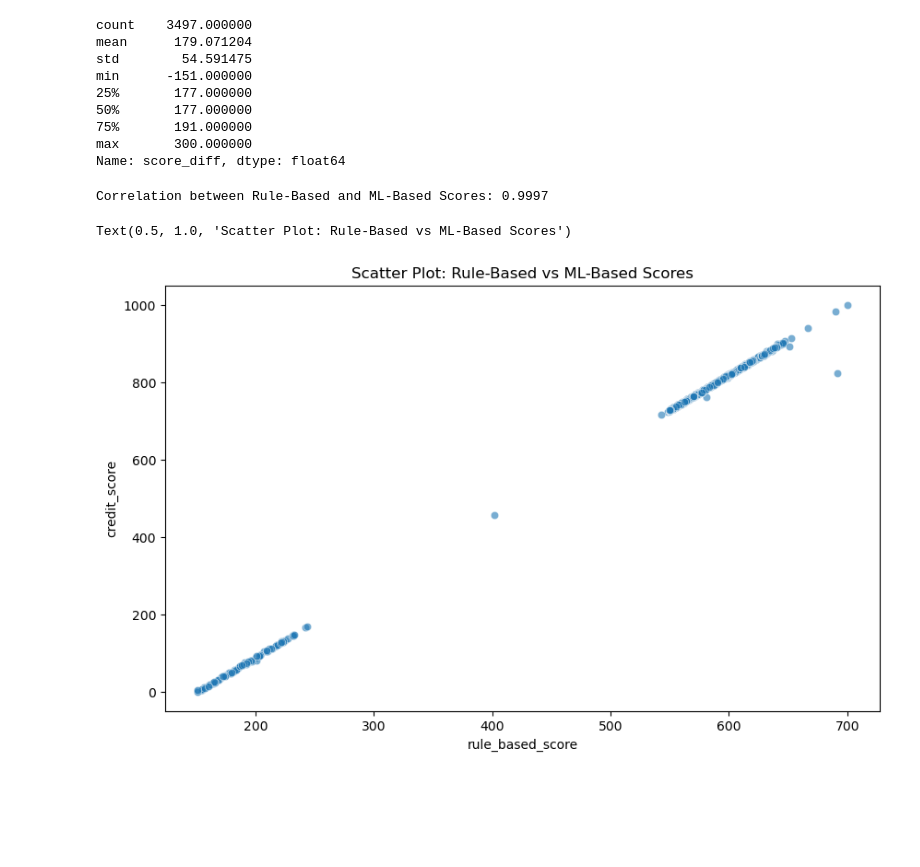
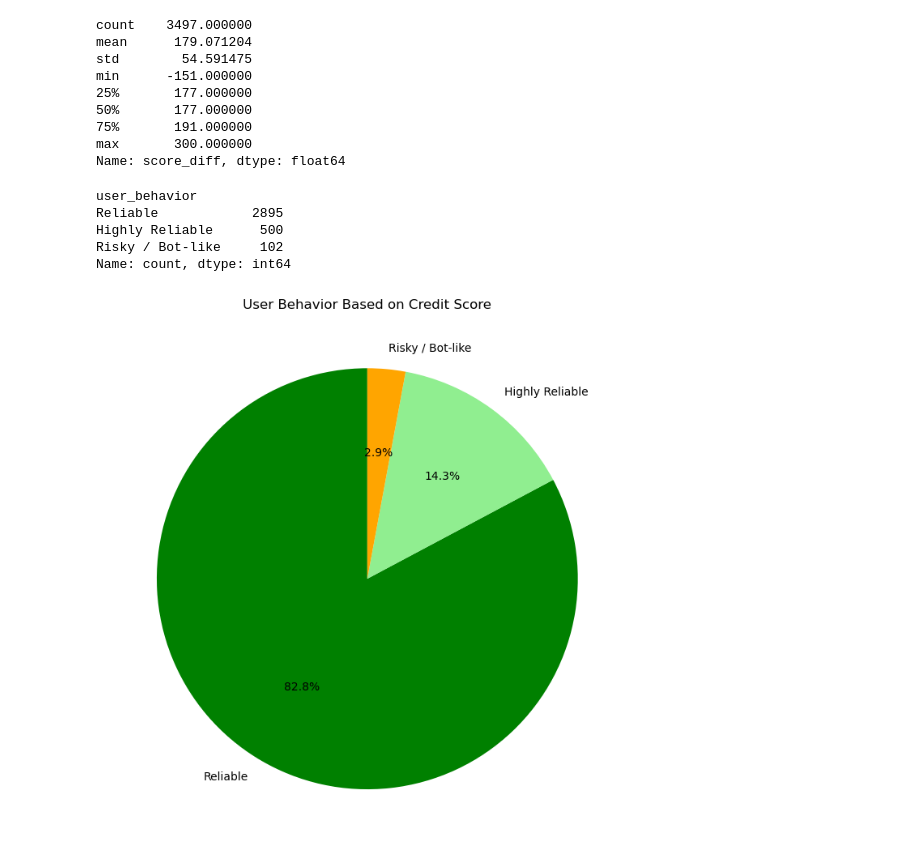
Before and after one commit to jayant1554/credit_score_defi, a Jupyter notebook: src/analysis.ipynb, the cells around one changed output. Drawn from its saved outputs; the diff is of its cells as text; code cells hidden in the pictures; blank space fills up the shorter version.

```diff
--- a/src/analysis.ipynb
+++ b/src/analysis.ipynb
@@ -116,13 +88,29 @@ min      -151.000000
 max       300.000000
 Name: score_diff, dtype: float64
 # %%
-correlation = df['rule_based_score'].corr(df['credit_score'])
-print(f"Correlation between Rule-Based and ML-Based Scores: {correlation:.4f}")
-correlation= df['rule_based_score'].corr(df['credit_score'])
-plt.figure(figsize=(10, 6))
-sns.scatterplot(x='rule_based_score', y='credit_score', data=df, alpha=0.6)
-plt.title('Scatter Plot: Rule-Based vs ML-Based Scores')
+def categorize_user(score):
+    if score >= 800:
+        return 'Highly Reliable'
+    elif score >= 650:
+        return 'Reliable'
+    else:
+        return 'Risky / Bot-like'
+df['user_behavior'] = df['credit_score'].apply(categorize_user)
-# %% [output]
-Correlation between Rule-Based and ML-Based Scores: 0.9997
-Text(0.5, 1.0, 'Scatter Plot: Rule-Based vs ML-Based Scores')
-[figure, removed]
+# %%
+behavior_counts = df['user_behavior'].value_counts()
+print(behavior_counts)
+# %% [output]
+user_behavior
+Reliable            2895
+Highly Reliable      500
+Risky / Bot-like     102
+Name: count, dtype: int64
+# %%
+plt.figure(figsize=(7,7))
+behavior_counts.plot.pie(autopct='%1.1f%%', startangle=90, colors=['green', 'lightgreen', 'orange', 'red'])
+plt.title('User Behavior Based on Credit Score')
+plt.ylabel('')
+plt.tight_layout()
+plt.show()
+# %% [output]
+[figure, added]
```
Also changed, not shown: parts of 4 cells of this notebook, 1 other file.
